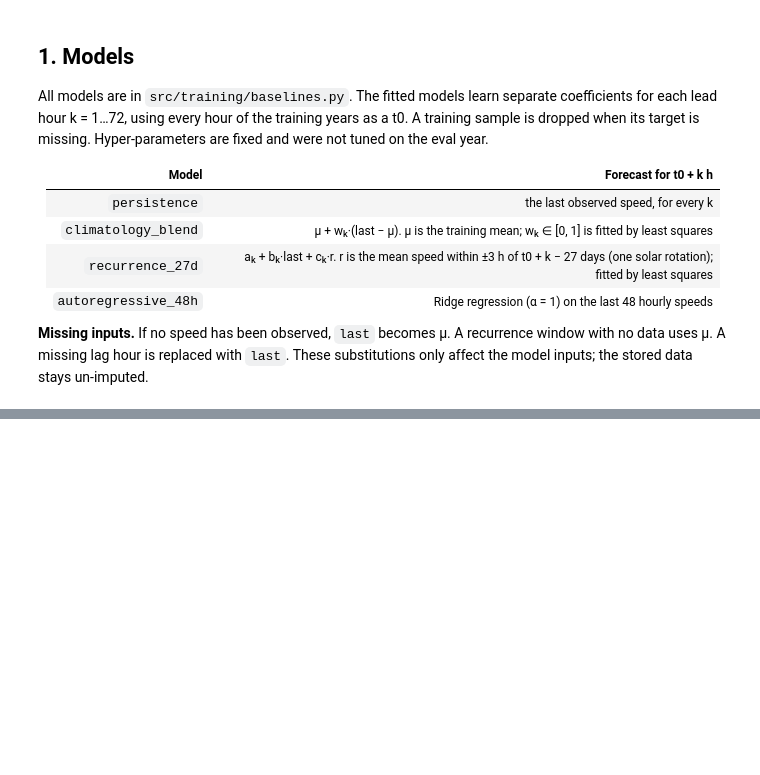
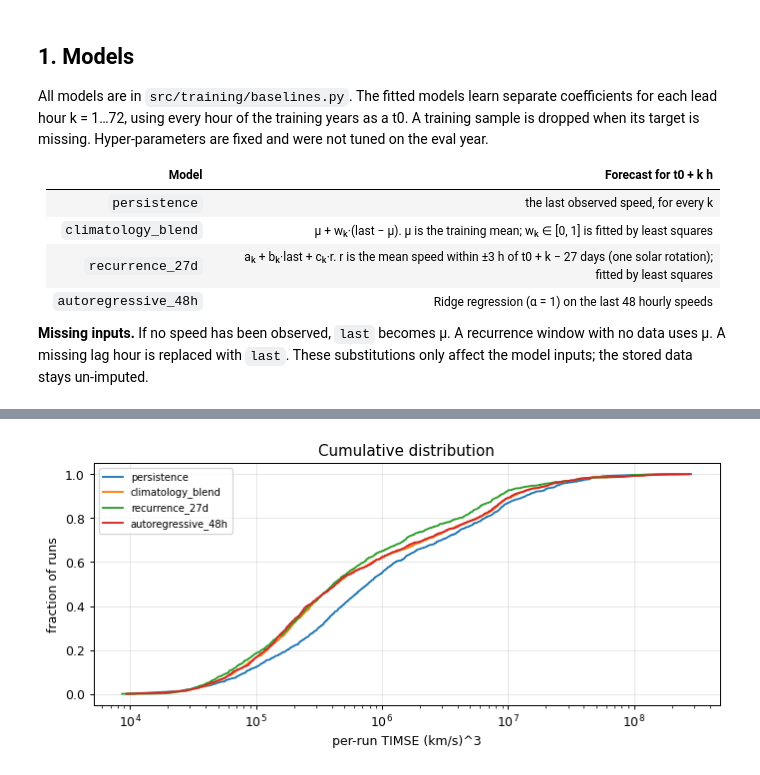
Before and after one commit to chingozhatinashe/benchlab-competition, a Jupyter notebook: src/experiments/baselines.ipynb, the cells around one changed output, grey strips where cells are left out. Cells and saved outputs as stored; diff of their text form; code cells hidden in the pictures; blank space fills up the shorter version.

```diff
--- a/src/experiments/baselines.ipynb
+++ b/src/experiments/baselines.ipynb
@@ -128,9 +89,0 @@ best at long leads.
-# %%
-lead_rmse = pd.DataFrame(
-    {name: np.sqrt(np.nanmean((f - actual) ** 2, axis=0)) for name, f in forecasts.items()},
-    index=pd.RangeIndex(1, HORIZON + 1, name="lead (h)"),
-)
-ax = lead_rmse.plot(figsize=(9, 3.5))
-ax.set_ylabel("RMSE (km/s)")
-ax.set_title("RMSE by lead time, eval year")
-lead_rmse.loc[[1, 6, 24, 48, 72]].T
@@ -272,0 +184,10 @@ eval year.
+# %%
+fig, ax = plt.subplots(figsize=(9, 3.5))
+for name in ALL:
+    s = np.sort(run_scores[name].dropna())
+    ax.plot(s, np.arange(1, len(s) + 1) / len(s), color=COLORS[name], label=name)
+ax.set_xscale("log")
+ax.set(xlabel="per-run TIMSE (km/s)^3", ylabel="fraction of runs", title="Cumulative distribution")
+ax.legend(fontsize=8);
+# %% [output]
+[figure, added]
```
Also changed, not shown: parts of 44 cells of this notebook, 4 other files.
